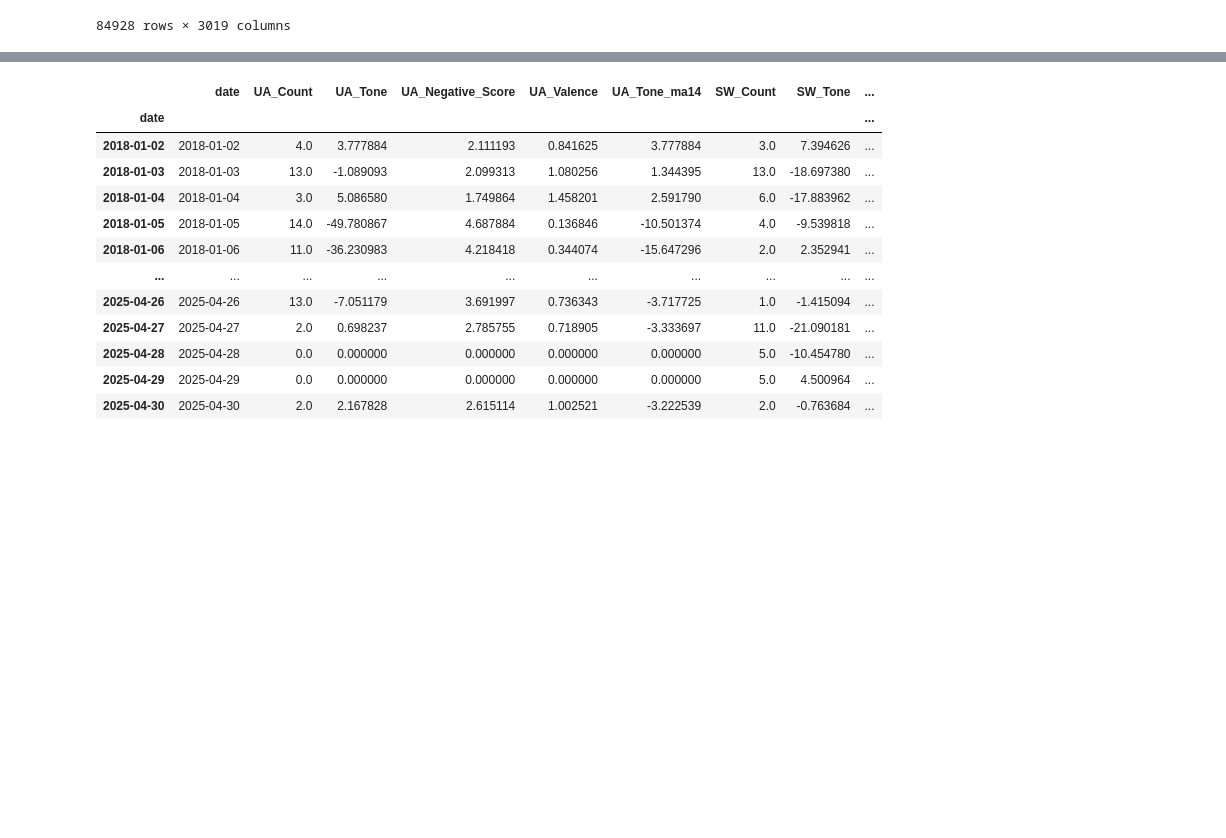
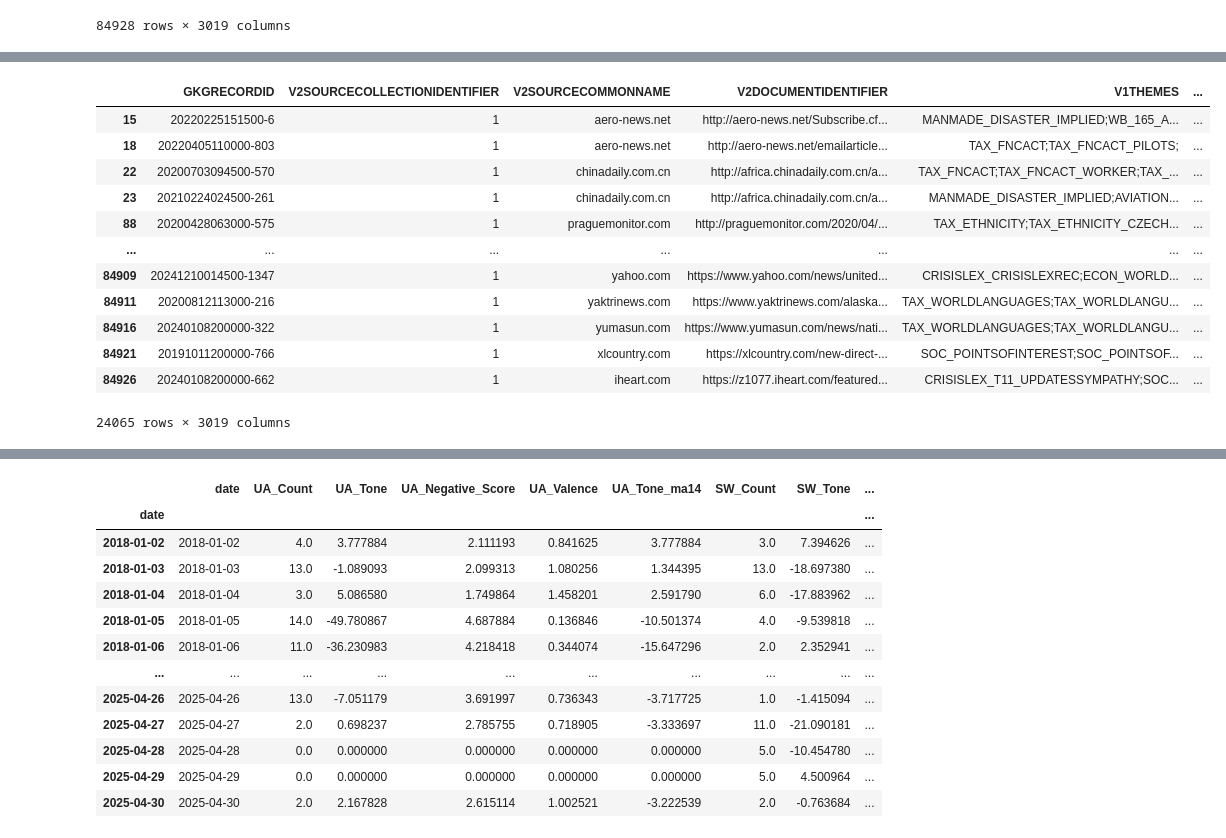
Before and after one commit to svanomm/sentiment-volume-forecasting, a Jupyter notebook: Scripts/03 Download and Process GDELT Data.ipynb, the cells around one changed output, grey strips where cells are left out. Saved outputs shown, nothing was run; the diff lists cells and outputs as text; code cells hidden in the pictures; blank space fills up the shorter version.

```diff
--- a/Scripts/03 Download and Process GDELT Data.ipynb
+++ b/Scripts/03 Download and Process GDELT Data.ipynb
@@ -365,0 +390,29 @@ df
+# %%
+df[(df['article_title'].str.contains(
+        "Alaska Airlines|American Airlines|Delta Air Lines|" \
+        "Frontier Airlines|Hawaiian Airlines|JetBlue|Jet Blue|" \
+        "Southwest Airlines|Spirit Airlines|Sun Country Airlines|" \
+        "United Airlines|Allegiant Air|Boeing" \
+        "flight|flying|airport|plane|crash|" \
+        "air travel|airline|air disaster" \
+        "air collision|air safety"
+        , case=False, na=False, regex=True))
+        |
+        (df['article_title'].str.contains(
+        "FAA"
+        , case=True, na=False, regex=True))
+        ]
+# %% [output]
+|  | GKGRECORDID | V2SOURCECOLLECTIONIDENTIFIER | V2SOURCECOMMONNAME | V2DOCUMENTIDENTIFIER | V1THEMES | ... |
+| 15 | 20220225151500-6 | 1 | aero-news.net | http://aero-news.net/Subscribe.cf... | MANMADE_DISASTER_IMPLIED;WB_165_A... | ... |
+| 18 | 20220405110000-803 | 1 | aero-news.net | http://aero-news.net/emailarticle... | TAX_FNCACT;TAX_FNCACT_PILOTS; | ... |
+| 22 | 20200703094500-570 | 1 | chinadaily.com.cn | http://africa.chinadaily.com.cn/a... | TAX_FNCACT;TAX_FNCACT_WORKER;TAX_... | ... |
+| 23 | 20210224024500-261 | 1 | chinadaily.com.cn | http://africa.chinadaily.com.cn/a... | MANMADE_DISASTER_IMPLIED;AVIATION... | ... |
+| 88 | 20200428063000-575 | 1 | praguemonitor.com | http://praguemonitor.com/2020/04/... | TAX_ETHNICITY;TAX_ETHNICITY_CZECH... | ... |
+| ... | ... | ... | ... | ... | ... | ... |
+| 84909 | 20241210014500-1347 | 1 | yahoo.com | https://www.yahoo.com/news/united... | CRISISLEX_CRISISLEXREC;ECON_WORLD... | ... |
+| 84911 | 20200812113000-216 | 1 | yaktrinews.com | https://www.yaktrinews.com/alaska... | TAX_WORLDLANGUAGES;TAX_WORLDLANGU... | ... |
+| 84916 | 20240108200000-322 | 1 | yumasun.com | https://www.yumasun.com/news/nati... | TAX_WORLDLANGUAGES;TAX_WORLDLANGU... | ... |
+| 84921 | 20191011200000-766 | 1 | xlcountry.com | https://xlcountry.com/new-direct-... | SOC_POINTSOFINTEREST;SOC_POINTSOF... | ... |
+| 84926 | 20240108200000-662 | 1 | iheart.com | https://z1077.iheart.com/featured... | CRISISLEX_T11_UPDATESSYMPATHY;SOC... | ... |
+24065 rows × 3019 columns
```
Also changed, not shown: parts of 2 cells of this notebook.
